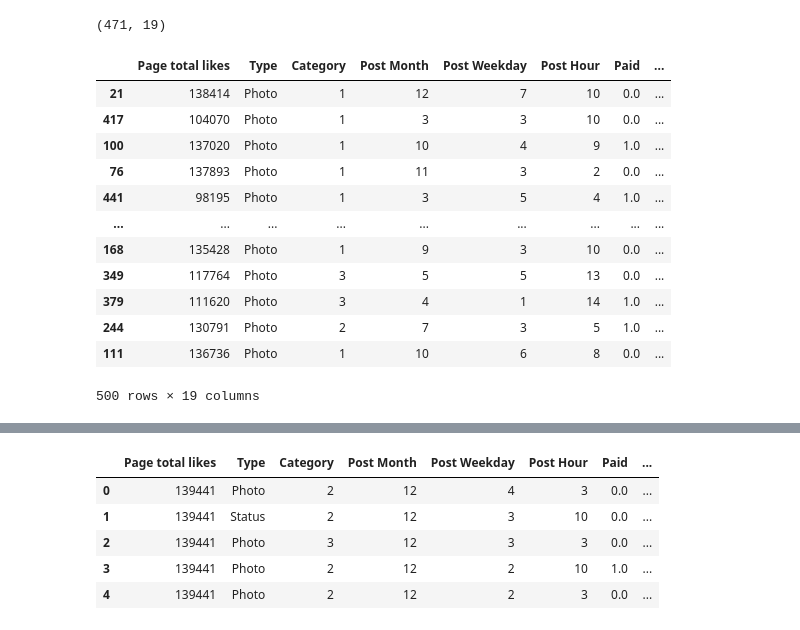
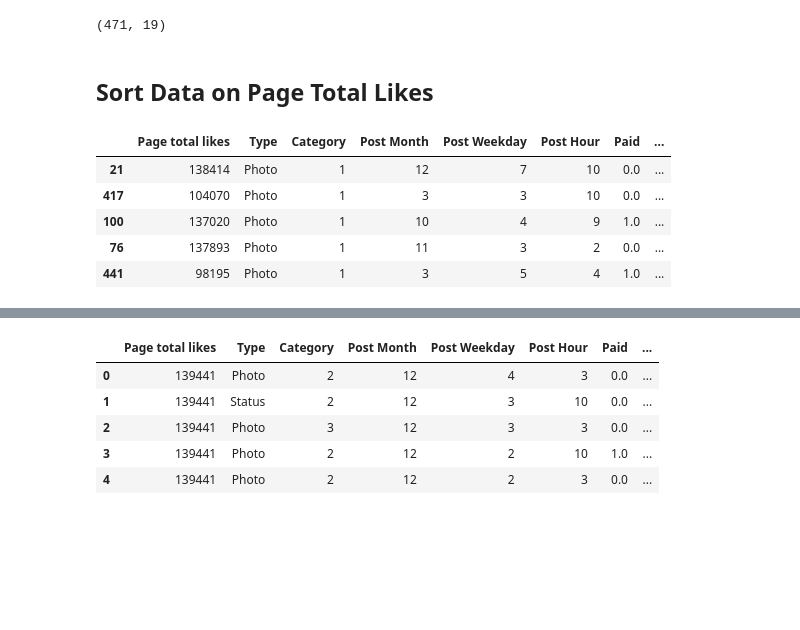
Before and after one commit to atharvaagrawal/SPPU-DSBDA-Practical, a Jupyter notebook: 09-Python-Facebook-Metrics/Facebook.ipynb, the cells around one changed output, grey strips where cells are left out. Cells and saved outputs as stored; diff of their text form; code cells hidden in the pictures; blank space fills up the shorter version.

```diff
--- a/09-Python-Facebook-Metrics/Facebook.ipynb
+++ b/09-Python-Facebook-Metrics/Facebook.ipynb
@@ -113,21 +132,16 @@ Merged subset shape:
+# %% [markdown]
+## Sort Data on Page Total Likes
 # %%
 #sorting by the column by like
 df_sort_like = df.sort_values(by=["like"])
-df_sort_like
+df_sort_like.head(5)
 # %% [output]
 |  | Page total likes | Type | Category | Post Month | Post Weekday | Post Hour | Paid | ... |
 | 21 | 138414 | Photo | 1 | 12 | 7 | 10 | 0.0 | ... |
 | 417 | 104070 | Photo | 1 | 3 | 3 | 10 | 0.0 | ... |
 | 100 | 137020 | Photo | 1 | 10 | 4 | 9 | 1.0 | ... |
 | 76 | 137893 | Photo | 1 | 11 | 3 | 2 | 0.0 | ... |
 | 441 | 98195 | Photo | 1 | 3 | 5 | 4 | 1.0 | ... |
-| ... | ... | ... | ... | ... | ... | ... | ... | ... |
-| 168 | 135428 | Photo | 1 | 9 | 3 | 10 | 0.0 | ... |
-| 349 | 117764 | Photo | 3 | 5 | 5 | 13 | 0.0 | ... |
-| 379 | 111620 | Photo | 3 | 4 | 1 | 14 | 1.0 | ... |
-| 244 | 130791 | Photo | 2 | 7 | 3 | 5 | 1.0 | ... |
-| 111 | 136736 | Photo | 1 | 10 | 6 | 8 | 0.0 | ... |
-500 rows × 19 columns
 # %%
 #sorting by the column by comment
 df_sort_comments = df.sort_values(by=["comment"])
```
Also changed, not shown: parts of 23 cells of this notebook, 8 other files.
